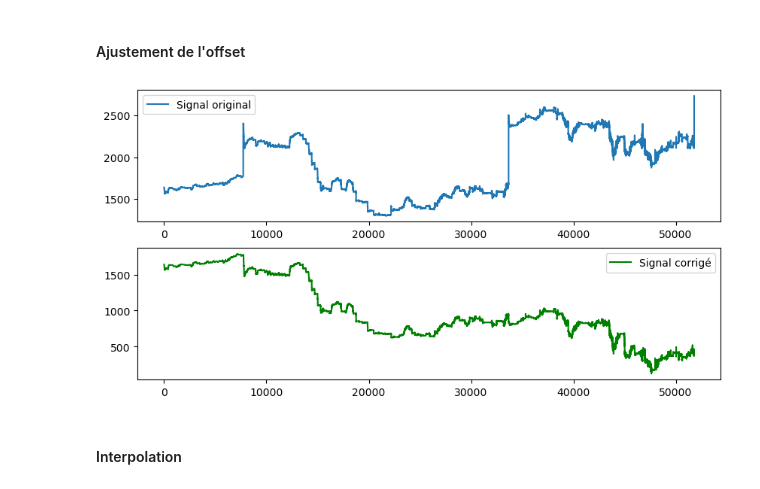
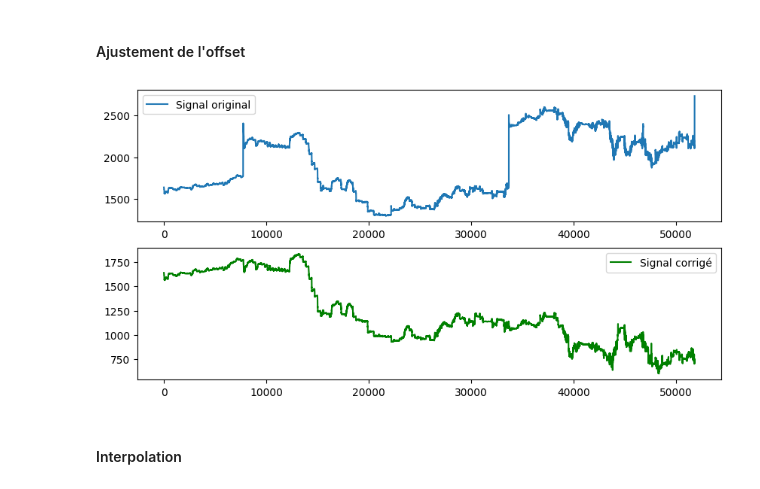
Before and after one commit to PiDchsn/Projet-RI, a Jupyter notebook: Analyse.ipynb, the cells around one changed output. Saved outputs shown, nothing was run; the diff lists cells and outputs as text; code cells hidden in the pictures.

```diff
--- a/Analyse.ipynb
+++ b/Analyse.ipynb
@@ -203,31 +203,31 @@ plt.show()
 # %%
 import numpy as np
 import matplotlib.pyplot as plt
 
 # Seuil de détection de saut (valeur à ajuster selon ton signal)
-seuil_offset = 100
+seuil_offset = 50
 
 # Détection des sauts
 sauts = np.where(np.abs(np.diff(data_clean)) > seuil_offset)[0]
 
 # Correction du signal
 data_ajust = data_clean.copy()
 for saut in sauts:
     # Ajuster les valeurs après le saut en supprimant l'offset
     offset = data_ajust[saut+1] - data_ajust[saut]
     data_ajust[saut+1:] -= offset
 
 # Visualisation avant et après correction
 plt.figure(figsize=(10, 5))
 plt.subplot(2, 1, 1)
 plt.plot(data_clean, label="Signal original")
 plt.legend()
 plt.subplot(2, 1, 2)
 plt.plot(data_ajust, label="Signal corrigé", color='green')
 plt.legend()
 plt.show()
 # %% [output]
-[figure, old version]
+[figure, new version]
 # %% [markdown]
 #### Interpolation
 # %%
```
Also changed, not shown: parts of 14 cells of this notebook.
